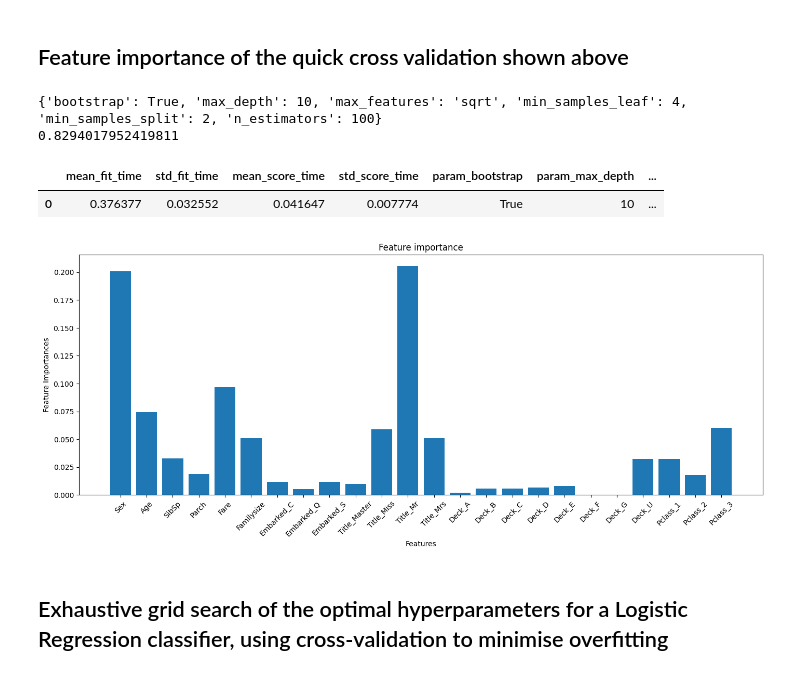
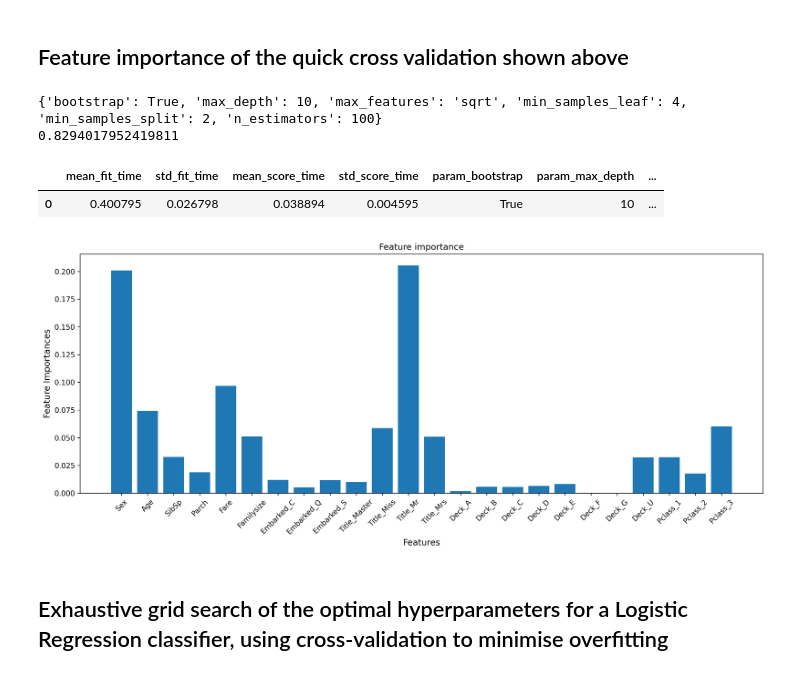
Before and after one commit to lnsayer/kaggle-projects, a Jupyter notebook: final-titanic-notebook.ipynb, the cells around one changed output. Saved outputs shown, nothing was run; the diff lists cells and outputs as text; code cells hidden in the pictures.

```diff
--- a/final-titanic-notebook.ipynb
+++ b/final-titanic-notebook.ipynb
@@ -295,8 +296,12 @@ def prepare_dataframe(df, drop_columns):
     transformed_data = preprocessor.transform(new_df)
 
     # Getting transformed data and creating new columns to put them in
-    numeric_data = transformed_data[:, :len(numeric_features)].toarray()
-    categorical_data = transformed_data[:, len(numeric_features):].toarray()
+    if type(transformed_data[:, :len(numeric_features)]) == scipy.sparse._csr.csr_matrix:
+        numeric_data = transformed_data[:, :len(numeric_features)].toarray()
+        categorical_data = transformed_data[:, len(numeric_features):].toarray()
+    else:
+        numeric_data = transformed_data[:, :len(numeric_features)]
+        categorical_data = transformed_data[:, len(numeric_features):]
 
     categorical_encoded_features = preprocessor.named_transformers_['cat']['onehot'] \
                                     .get_feature_names_out(input_features=categorical_features)
@@ -581,38 +580,38 @@ Fitting 5 folds for each of 1 candidates, totalling 5 fits
 # %%
 # Results of the cross validation
 print(best_params_decks)
 print(cv_results_decks["mean_test_score"].mean())
 
 # Dataframe results of the 10 iterations
 cv_results_decks_df = pd.DataFrame(cv_results_decks)
 display(cv_results_decks_df)
 
 importance = clf_decks.best_estimator_.feature_importances_
 
 # Custom columns to fit in the plot (previous labels too long)
 columns = x_train_decks.columns
 
 # Feature importances according to the classifier
 importance_dictionary = {columns[i] : importance[i] for i in range(len(importance)) }
 importance
 
 keys = importance_dictionary.keys()
 values = importance_dictionary.values()
 
 # Plot the feature importance
 plt.figure(figsize=(17, 6))
 plt.bar(keys, values)
-plt.xlabel('Features')
-plt.ylabel('Feature Importances')
-plt.title('Feature importance')
+plt.xlabel('Features', size=12)
+plt.ylabel('Feature Importances', size=12)
+plt.title('Feature importance', size=12)
 plt.xticks(rotation=45)
 plt.show()
 # %% [output]
 {'bootstrap': True, 'max_depth': 10, 'max_features': 'sqrt', 'min_samples_leaf': 4, 'min_samples_split': 2, 'n_estimators': 100}
 0.8294017952419811
 |  | mean_fit_time | std_fit_time | mean_score_time | std_score_time | param_bootstrap | param_max_depth | ... |
-| 0 | 0.376377 | 0.032552 | 0.041647 | 0.007774 | True | 10 | ... |
+| 0 | 0.400795 | 0.026798 | 0.038894 | 0.004595 | True | 10 | ... |
-[figure, old version]
+[figure, new version]
 # %% [markdown]
 ## Exhaustive grid search of the optimal hyperparameters for a Logistic Regression classifier, using cross-validation to minimise overfitting
 # %%
```
Also changed, not shown: parts of 6 cells of this notebook.
